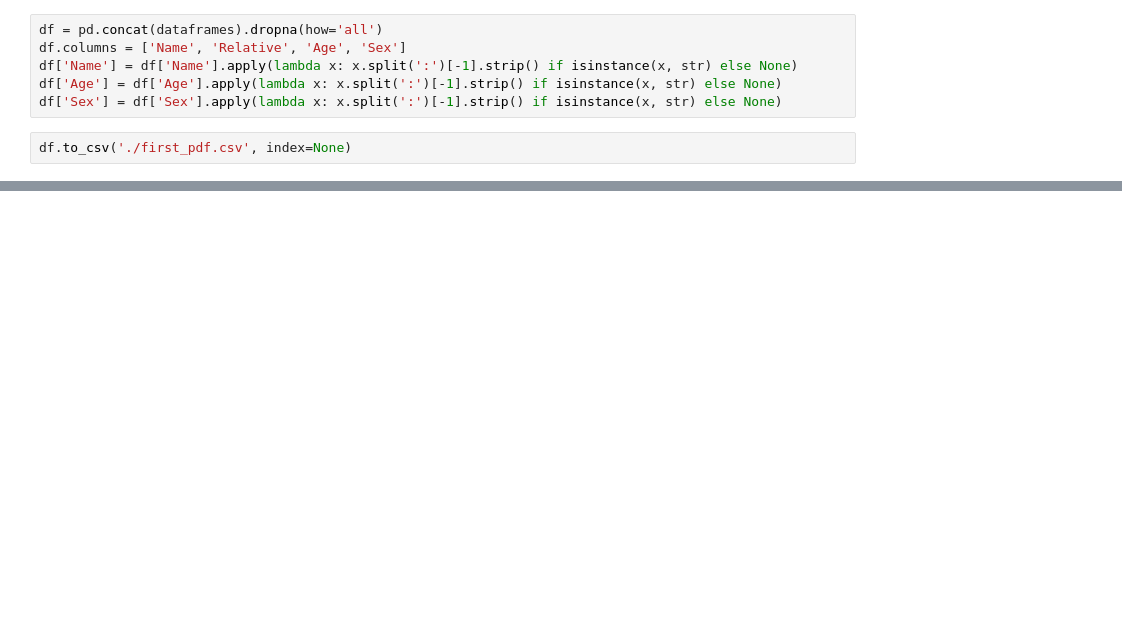
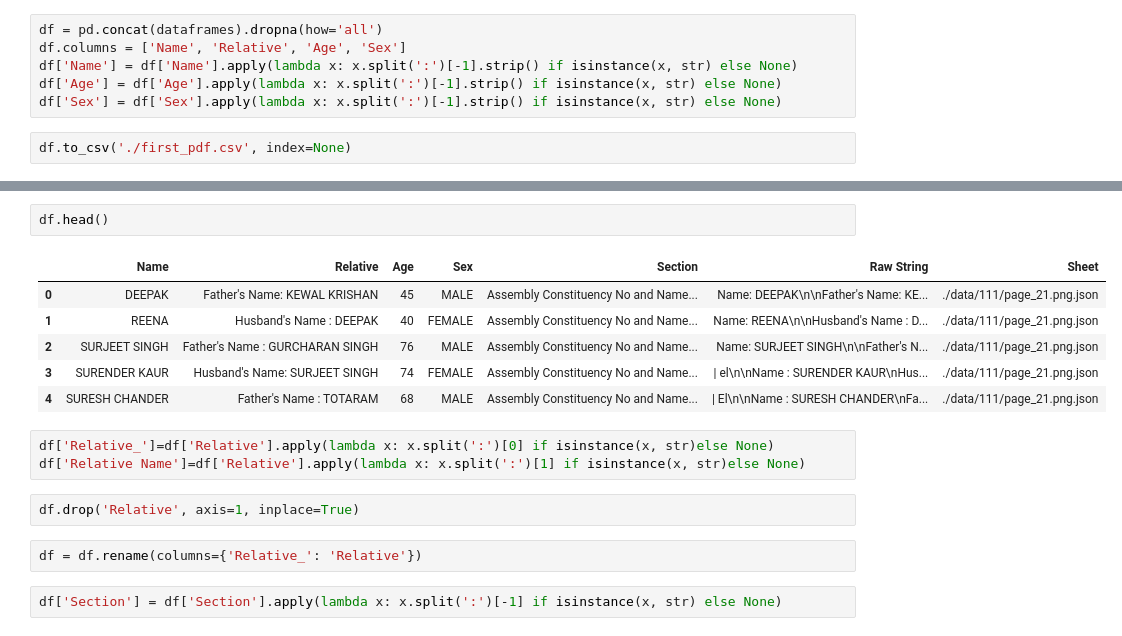
Before and after one commit to CalmDownKarm/voterlist, a Jupyter notebook: extract_pipe.ipynb, the cells around one changed output, grey strips where cells are left out. Drawn from its saved outputs; the diff is of its cells as text; blank space fills up the shorter version.

```diff
--- a/extract_pipe.ipynb
+++ b/extract_pipe.ipynb
@@ -92,0 +208,18 @@ df.to_csv('./first_pdf.csv', index=None)
+# %%
+df.head()
+# %% [output]
+|  | Name | Relative | Age | Sex | Section | Raw String | Sheet |
+| 0 | DEEPAK | Father's Name: KEWAL KRISHAN | 45 | MALE | Assembly Constituency No and Name... | Name: DEEPAK\n\nFather's Name: KE... | ./data/111/page_21.png.json |
+| 1 | REENA | Husband's Name : DEEPAK | 40 | FEMALE | Assembly Constituency No and Name... | Name: REENA\n\nHusband's Name : D... | ./data/111/page_21.png.json |
+| 2 | SURJEET SINGH | Father's Name : GURCHARAN SINGH | 76 | MALE | Assembly Constituency No and Name... | Name: SURJEET SINGH\n\nFather's N... | ./data/111/page_21.png.json |
+| 3 | SURENDER KAUR | Husband's Name: SURJEET SINGH | 74 | FEMALE | Assembly Constituency No and Name... | | el\n\nName : SURENDER KAUR\nHus... | ./data/111/page_21.png.json |
+| 4 | SURESH CHANDER | Father's Name : TOTARAM | 68 | MALE | Assembly Constituency No and Name... | | El\n\nName : SURESH CHANDER\nFa... | ./data/111/page_21.png.json |
+# %%
+df['Relative_']=df['Relative'].apply(lambda x: x.split(':')[0] if isinstance(x, str)else None)
+df['Relative Name']=df['Relative'].apply(lambda x: x.split(':')[1] if isinstance(x, str)else None)
+# %%
+df.drop('Relative', axis=1, inplace=True)
+# %%
+df = df.rename(columns={'Relative_': 'Relative'})
+# %%
+df['Section'] = df['Section'].apply(lambda x: x.split(':')[-1] if isinstance(x, str) else None)
```
Also changed, not shown: parts of 45 cells of this notebook, 2 other files.
